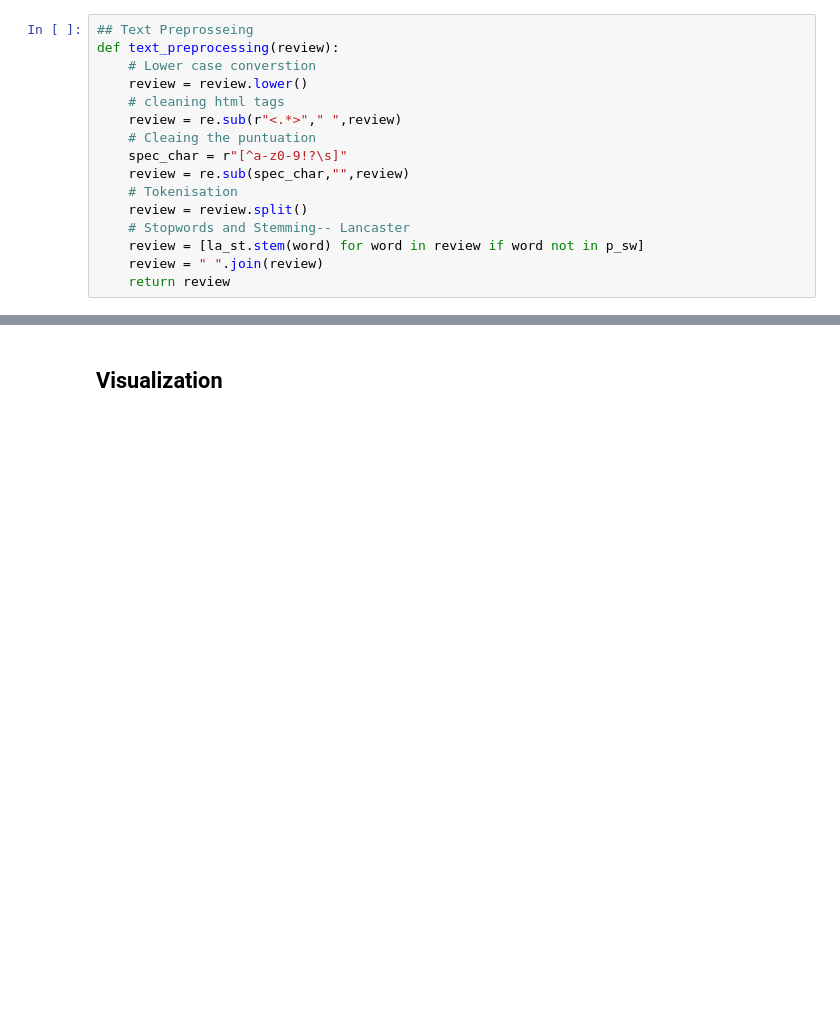
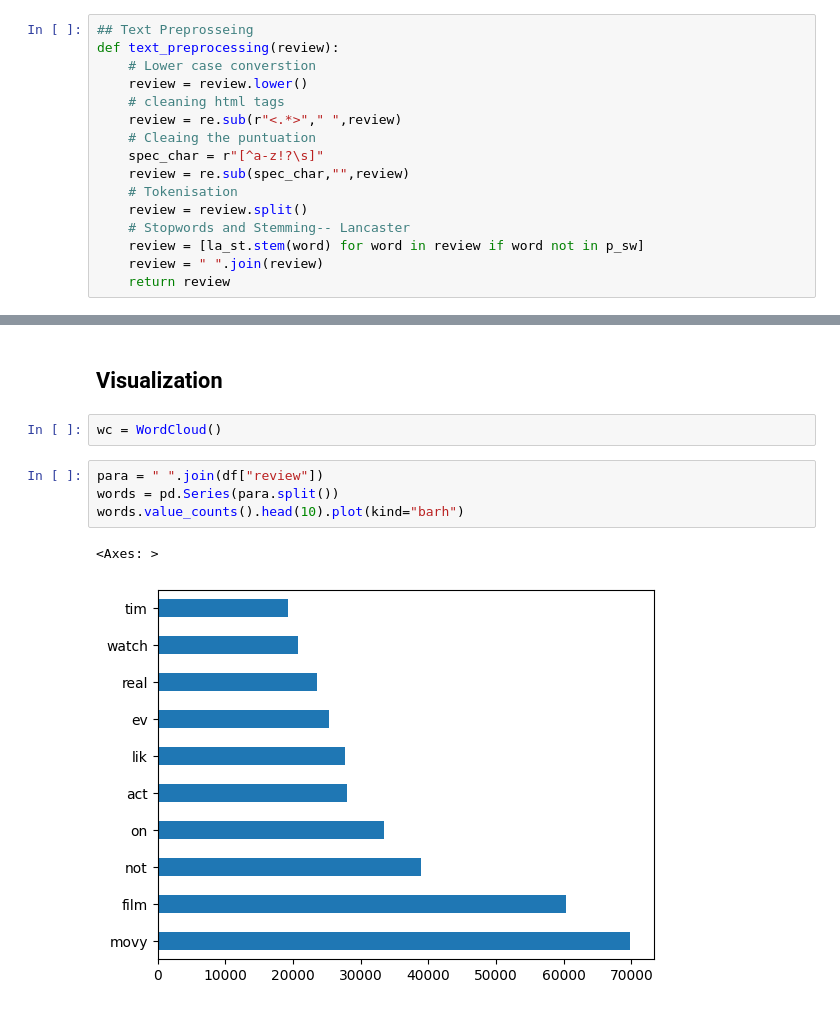
Before and after one commit to ShenbagaArunK/imdb-sentiment-analysis-ml, a Jupyter notebook: src/sentiment-analysis.ipynb, the cells around one changed output, grey strips where cells are left out. Cells and saved outputs as stored; diff of their text form; blank space fills up the shorter version.

```diff
--- a/src/sentiment-analysis.ipynb
+++ b/src/sentiment-analysis.ipynb
@@ -93,7 +93,7 @@ def text_preprocessing(review):
     # cleaning html tags
     review = re.sub(r"<.*>"," ",review)
     # Cleaing the puntuation
-    spec_char = r"[^a-z0-9!?\s]"
+    spec_char = r"[^a-z!?\s]"
     review = re.sub(spec_char,"",review)
     # Tokenisation
     review = review.split()
@@ -120,3 +120,12 @@ df["review"]
 Name: review, Length: 50000, dtype: str
 # %% [markdown]
 ## Visualization
+# %%
+wc = WordCloud()
+# %%
+para = " ".join(df["review"])
+words = pd.Series(para.split())
+words.value_counts().head(10).plot(kind="barh")
+# %% [output]
+<Axes: >
+[figure, added]
```
Also changed, not shown: parts of 77 cells of this notebook, 2 other files.
